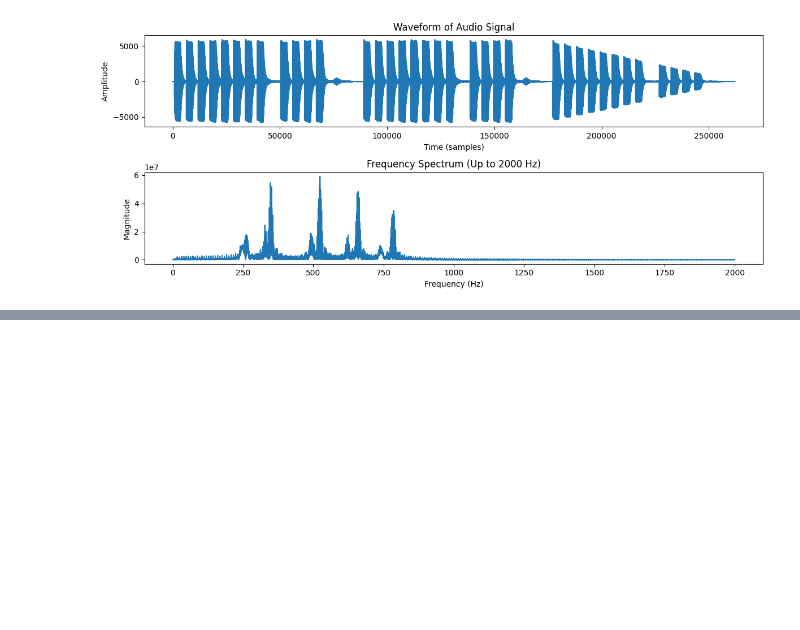
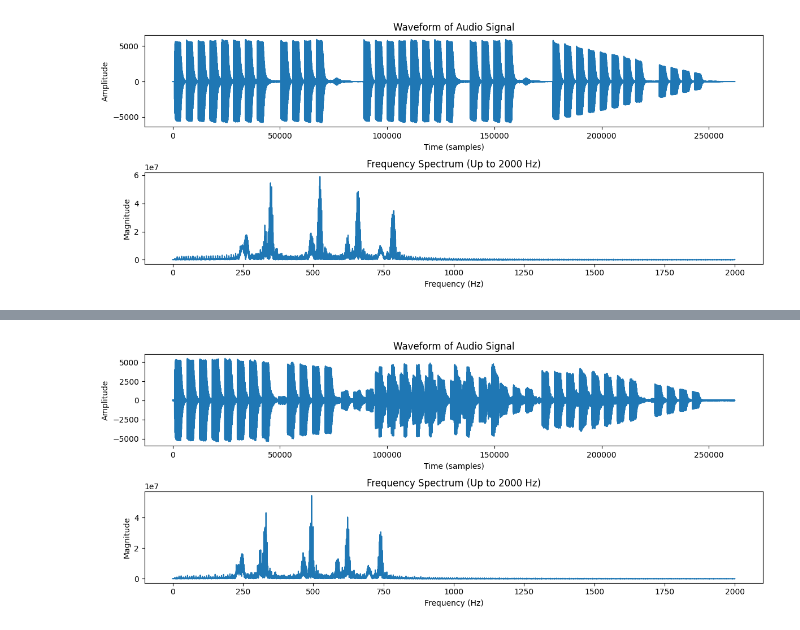
Before and after one commit to RYZEXY/Quantum-Audio-Processing, a Jupyter notebook: audio.ipynb, the cells around one changed output, grey strips where cells are left out. Saved outputs shown, nothing was run; the diff lists cells and outputs as text; code cells hidden in the pictures; blank space fills up the shorter version.

Commit message:
pitch shift doesnt work. manually added noise and can denoise

```diff
--- a/audio.ipynb
+++ b/audio.ipynb
@@ -38,0 +76,5 @@ plt.show()
+# %%
+filtered_audio = np.int16(ifft(fft_result).real)
+
+output_filename = "filtered_audio.wav"
+write(output_filename, sample_rate, filtered_audio)
@@ -38,0 +106,25 @@ plt.show()
+# %%
+max_freq = 2000
+indices = np.where(frequencies >= 0)[0]
+indices = indices[frequencies[indices] <= max_freq]
+
+plt.figure(figsize=(12, 5))
+plt.subplot(2, 1, 1)
+plt.plot(retuned_audio)
+plt.xlabel("Time (samples)")
+plt.ylabel("Amplitude")
+plt.title("Waveform of Audio Signal")
+
+max_freq = 2000
+indices = np.where(frequencies >= 0)[0]
+indices = indices[frequencies[indices] <= max_freq]
+
+plt.subplot(2, 1, 2)
+plt.plot(frequencies[indices], np.abs(shifted_fft_result[indices]))
+plt.xlabel("Frequency (Hz)")
+plt.ylabel("Magnitude")
+plt.title("Frequency Spectrum (Up to 2000 Hz)")
+plt.tight_layout()
+plt.show()
+# %% [output]
+[figure, added]
```
Also changed, not shown: parts of 3 cells of this notebook, 5 other files.
